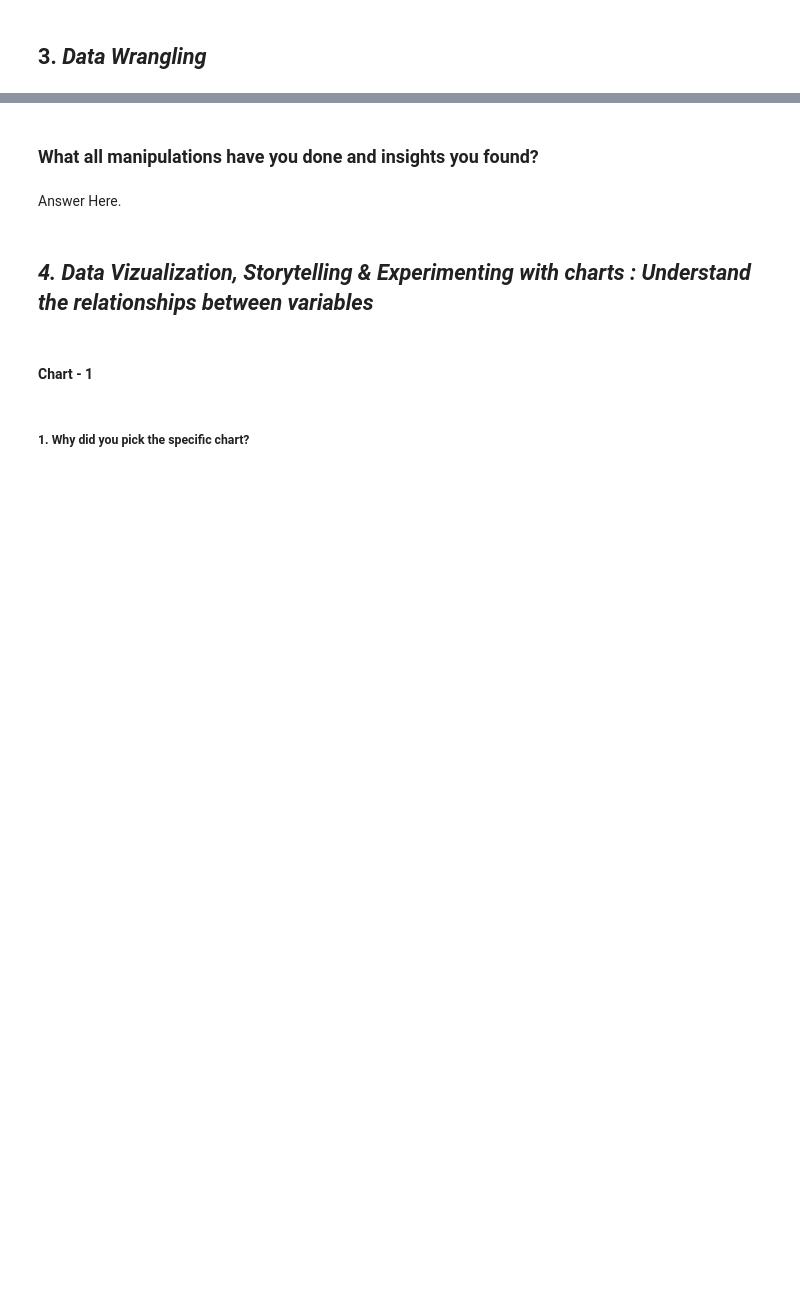
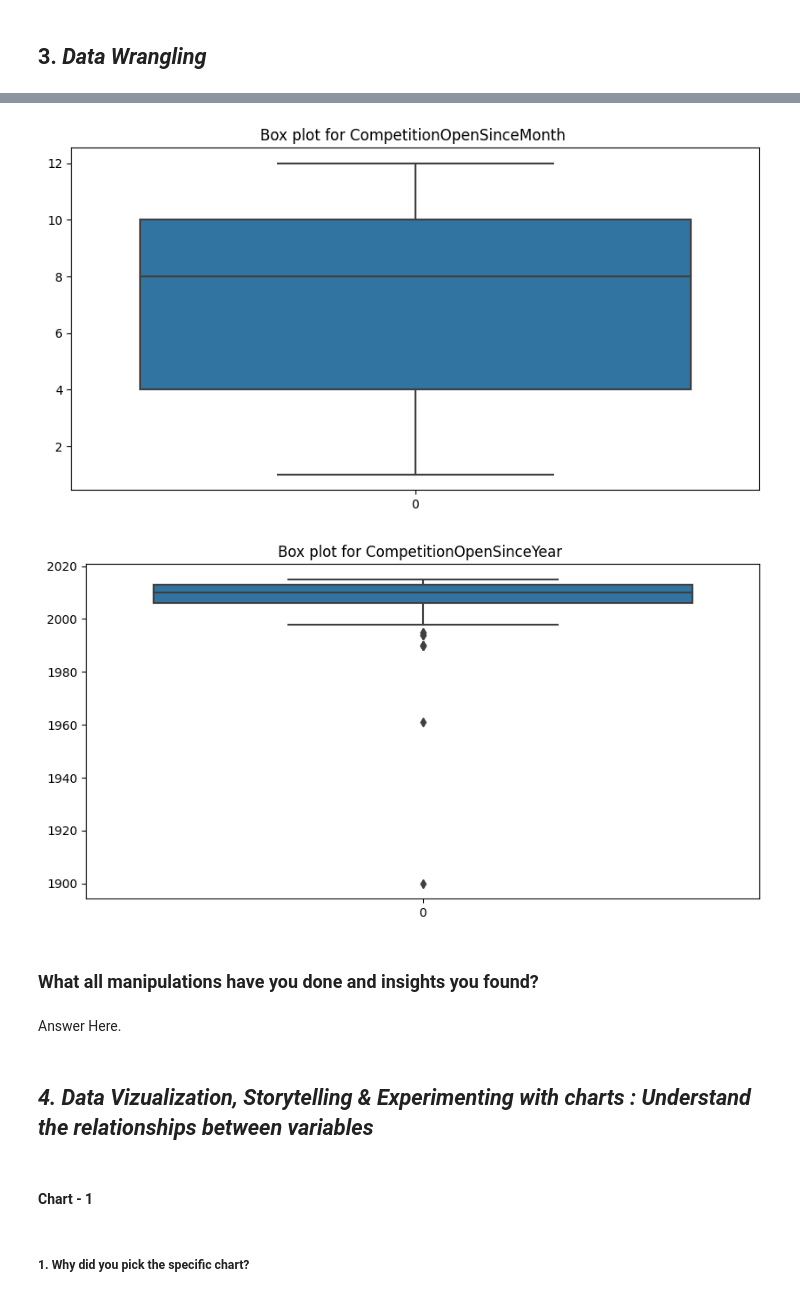
Before and after one commit to kapilkukreja469/Retail_sales_pridiction, a Jupyter notebook: Retail_sales_pridiction_Kapil_kukreja.ipynb, the cells around one changed output, grey strips where cells are left out. Drawn from its saved outputs; the diff is of its cells as text; code cells hidden in the pictures; blank space fills up the shorter version.

```diff
--- a/Retail_sales_pridiction_Kapil_kukreja.ipynb
+++ b/Retail_sales_pridiction_Kapil_kukreja.ipynb
@@ -387,0 +469,3 @@ PromoInterval: A categorical variable indicating the consecutive promotion inter
+# %%
+#filling the missing values of Competition Distance with median
+df_store['CompetitionDistance'].fillna(value = int(df_store.CompetitionDistance.median()), inplace = True)
@@ -388,3 +494,17 @@ PromoInterval: A categorical variable indicating the consecutive promotion inter
+# %%
+#plotting box plot for CompetitionOpenSinceMonth and CompetitionOpenSinceYear
+plt.figure(figsize=(12,4))
+sns.boxplot(df_store["CompetitionOpenSinceMonth"])
+plt.title("Box plot for CompetitionOpenSinceMonth ")
+plt.show()
+
+plt.figure(figsize=(12,4))
+sns.boxplot(df_store["Competition Open Since Year"])
+plt.title("Box plot for Competition Open Since Year ")
+plt.show()
+# %% [output]
+[figure, added]
+[figure, added]
 # %% [markdown]
 ### What all manipulations have you done and insights you found?
 # %% [markdown]
```
Also changed, not shown: parts of 18 cells of this notebook.
